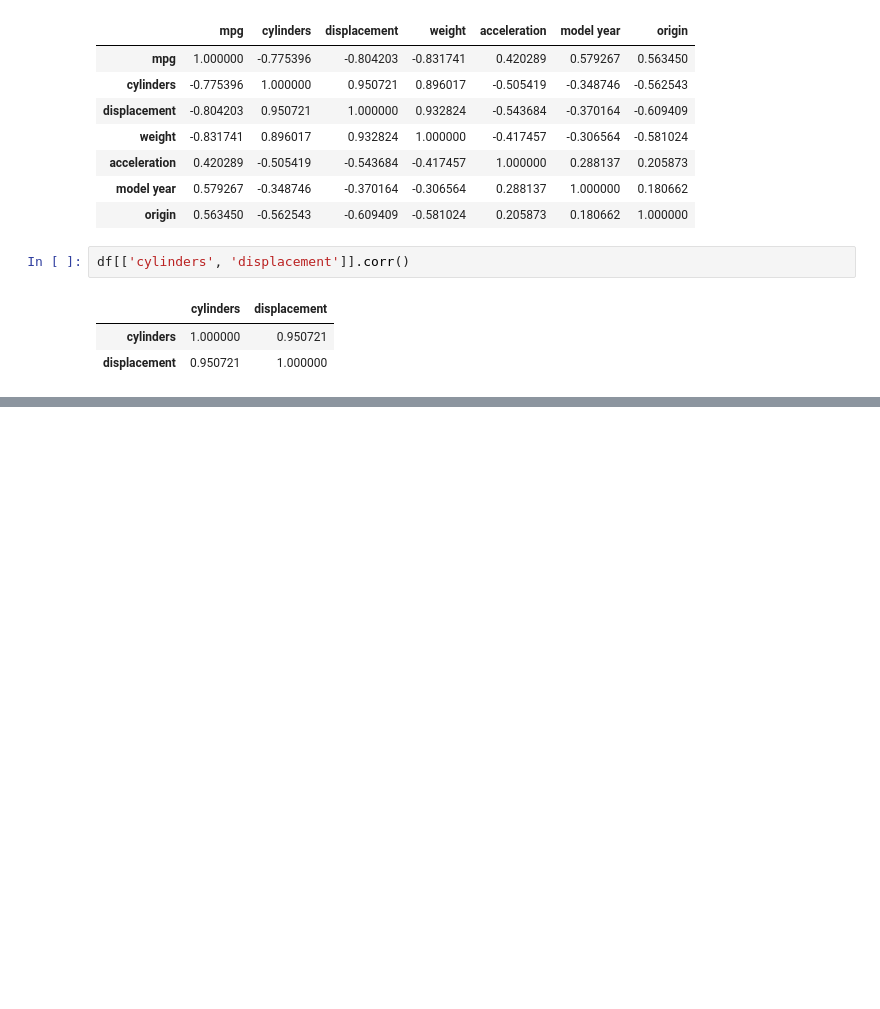
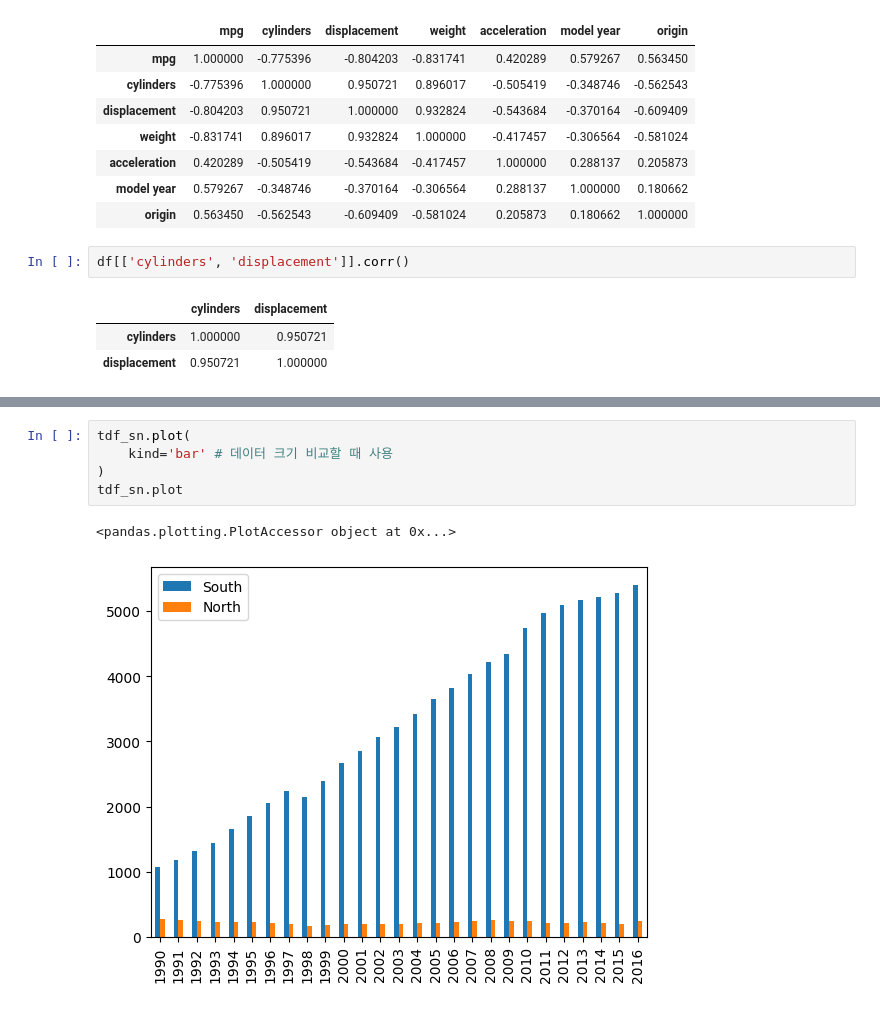
Before and after one commit to Hgracefield/dataAnalysis, a Jupyter notebook: Note/05.Data살펴보기.ipynb, the cells around one changed output, grey strips where cells are left out. Drawn from its saved outputs; the diff is of its cells as text; blank space fills up the shorter version.

```diff
--- a/Note/05.Data살펴보기.ipynb
+++ b/Note/05.Data살펴보기.ipynb
@@ -266,0 +412,8 @@ df[['cylinders', 'displacement']].corr()
+# %%
+tdf_sn.plot(
+    kind='bar' # 데이터 크기 비교할 때 사용
+)
+tdf_sn.plot
+# %% [output]
+<pandas.plotting.PlotAccessor object at 0x...>
+[figure, added]
```
Also changed, not shown: parts of 23 cells of this notebook, 1 other file.
